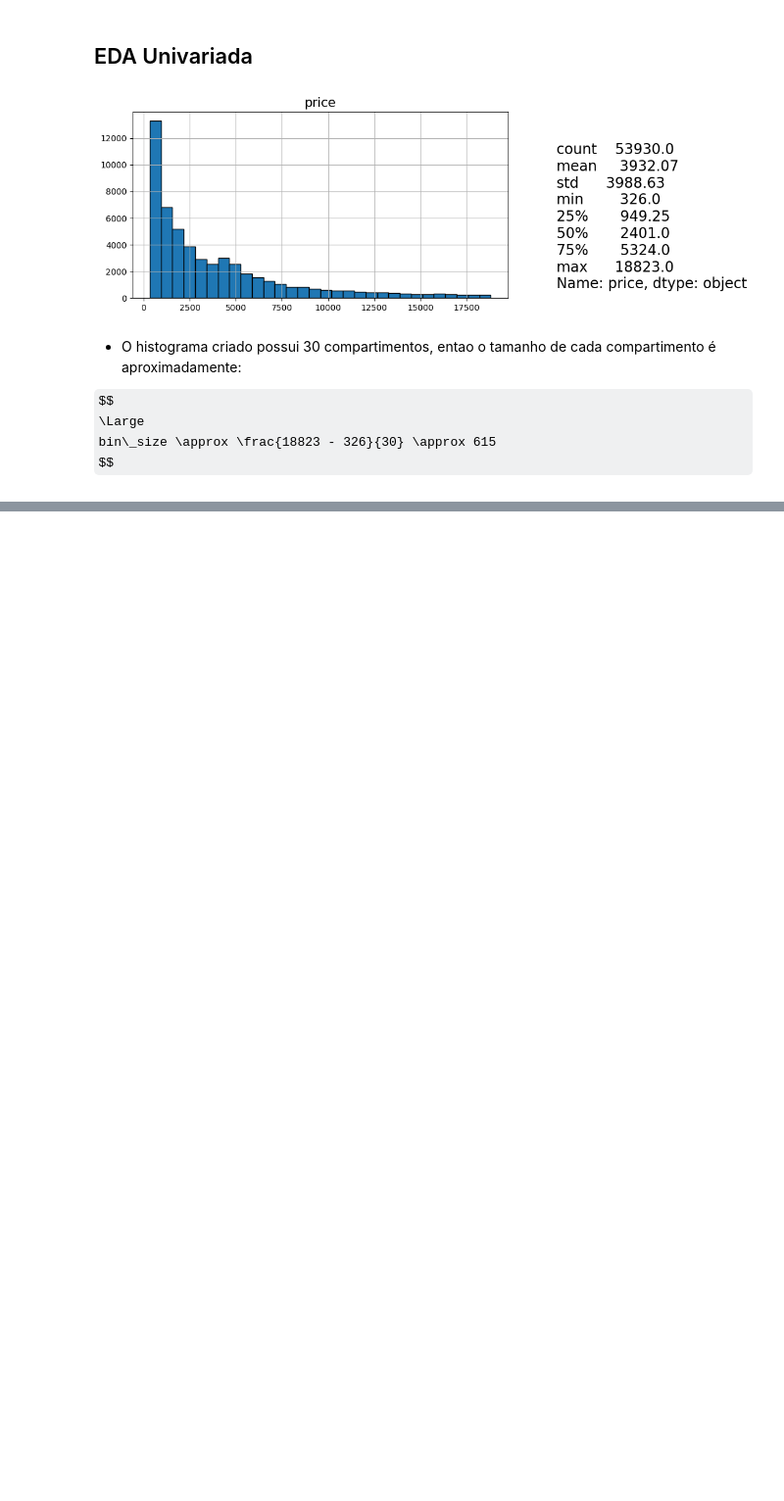
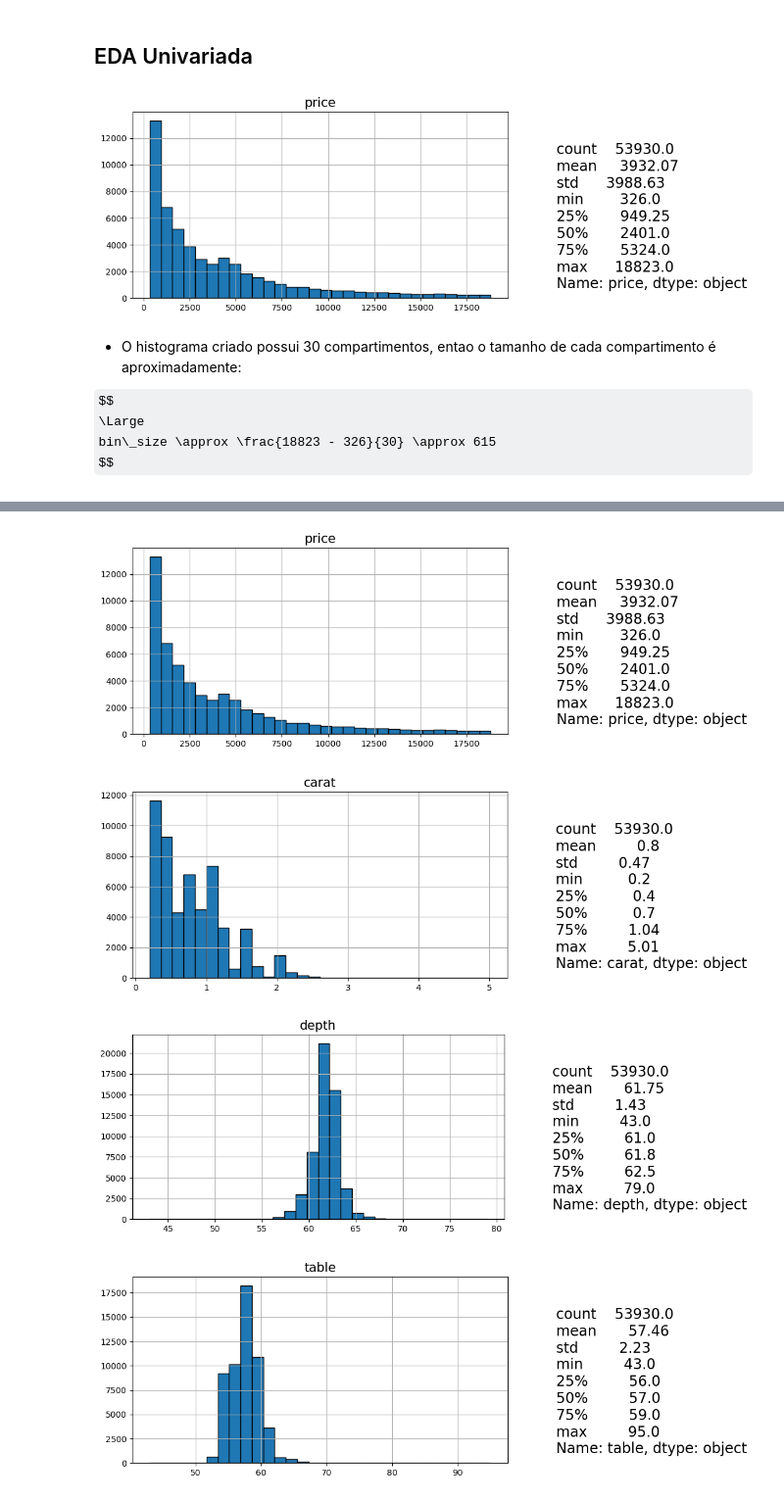
Before and after one commit to JessicaHora/Analise_preditiva_diamond_price, a Jupyter notebook: Notebooks/Eda_diamantes.ipynb, the cells around one changed output, grey strips where cells are left out. Shown at 98% size. Cells and saved outputs as stored; diff of their text form; code cells hidden in the pictures; some formulas as TeX source; blank space fills up the shorter version.

```diff
--- a/Notebooks/Eda_diamantes.ipynb
+++ b/Notebooks/Eda_diamantes.ipynb
@@ -168,0 +178,8 @@ $$
+# %%
+for x in numerical_features:
+    desc_num_features(x)
+# %% [output]
+[figure, added]
+[figure, added]
+[figure, added]
+[figure, added]
```
Also changed, not shown: parts of 23 cells of this notebook.
